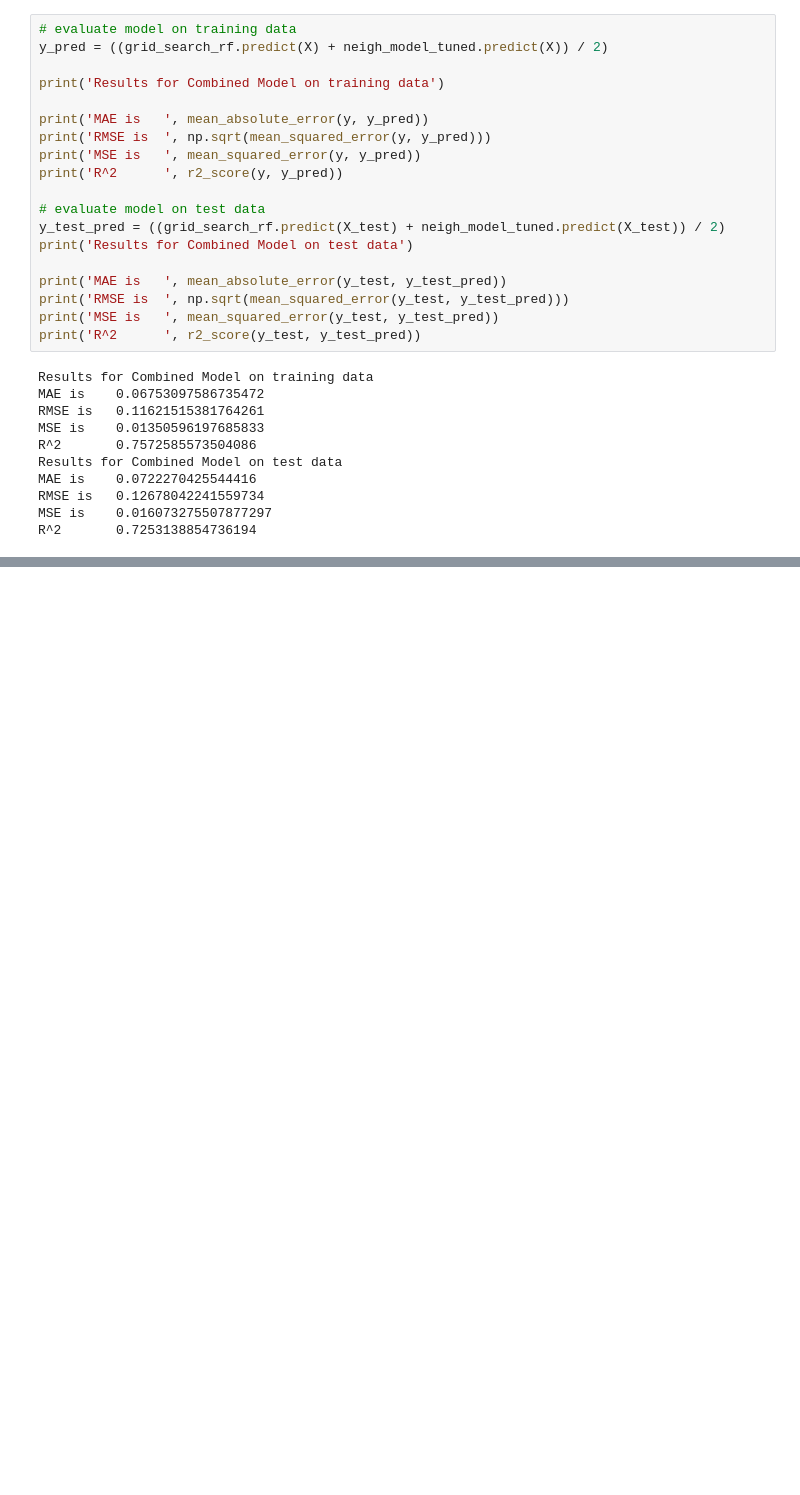
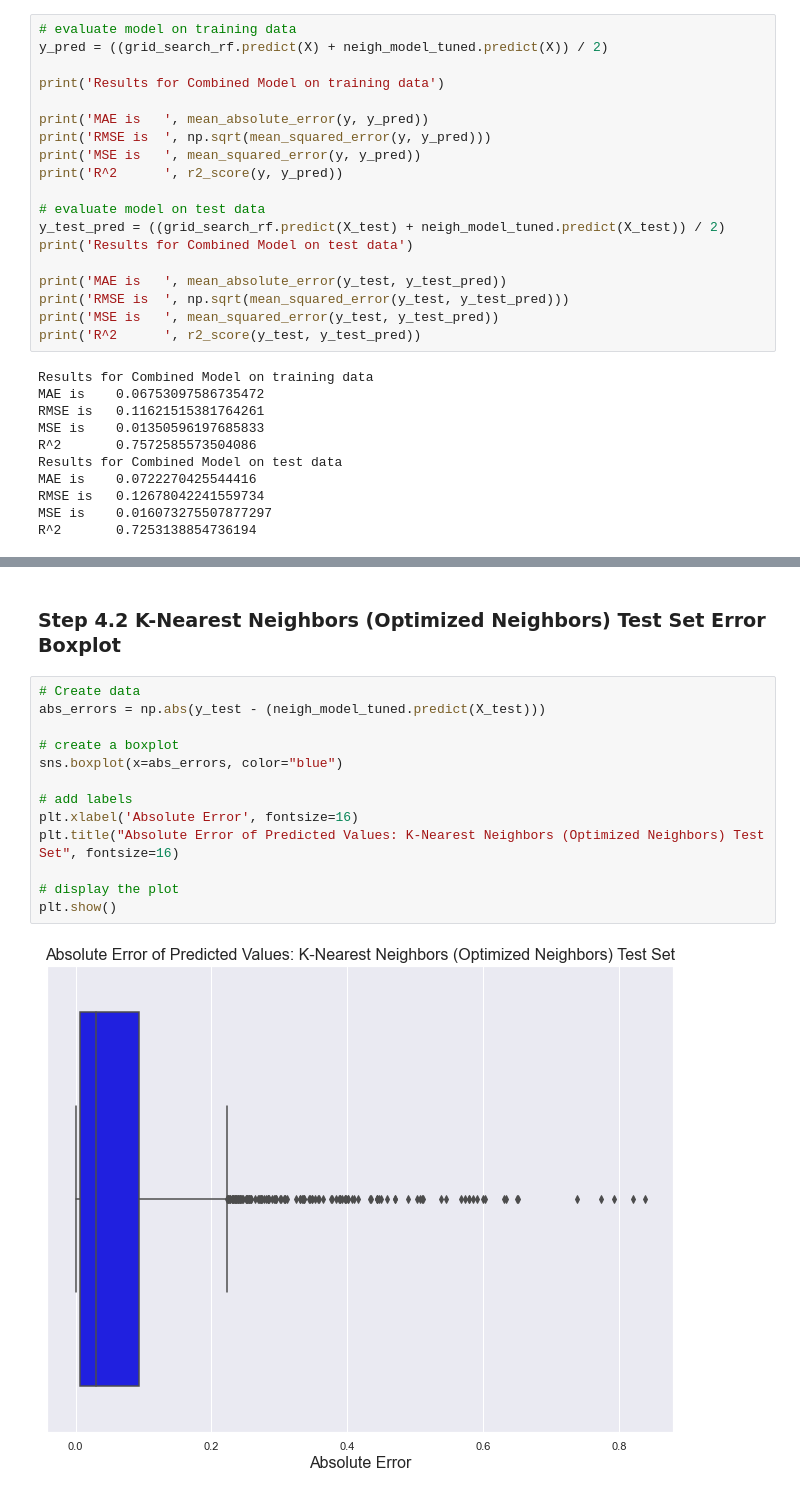
Before and after one commit to abbylloyd03/44688-Data-Analytics-Capstone, a Jupyter notebook: Lloyd-Capstone-v2.ipynb, the cells around one changed output, grey strips where cells are left out. Cells and saved outputs as stored; diff of their text form; blank space fills up the shorter version.

```diff
--- a/Lloyd-Capstone-v2.ipynb
+++ b/Lloyd-Capstone-v2.ipynb
@@ -964,0 +1083,17 @@ R^2       0.7253138854736194
+# %% [markdown]
+### Step 4.2 K-Nearest Neighbors (Optimized Neighbors) Test Set Error Boxplot
+# %%
+# Create data
+abs_errors = np.abs(y_test - (neigh_model_tuned.predict(X_test)))
+
+# create a boxplot
+sns.boxplot(x=abs_errors, color="blue")
+
+# add labels
+plt.xlabel('Absolute Error', fontsize=16)
+plt.title("Absolute Error of Predicted Values: K-Nearest Neighbors (Optimized Neighbors) Test Set", fontsize=16)
+
+# display the plot
+plt.show()
+# %% [output]
+[figure, added]
```
Also changed, not shown: parts of 28 cells of this notebook.
